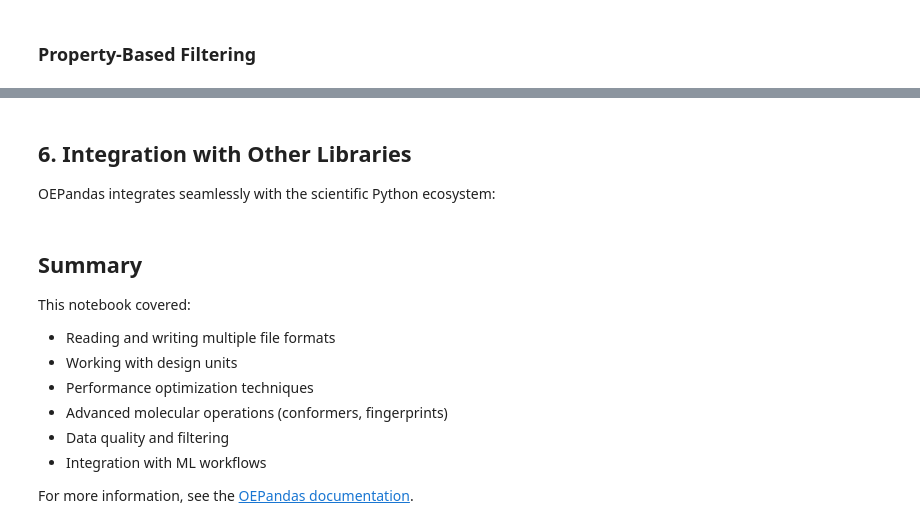
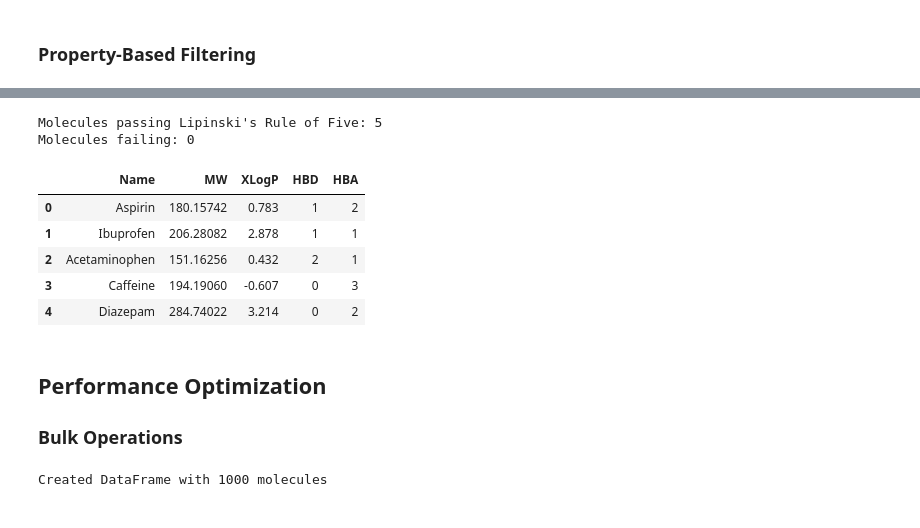
Before and after one commit to scott-arne/oepandas, a Jupyter notebook: examples/02_advanced_features.ipynb, the cells around one changed output, grey strips where cells are left out. Saved outputs shown, nothing was run; the diff lists cells and outputs as text; code cells hidden in the pictures.

```diff
--- a/examples/02_advanced_features.ipynb
+++ b/examples/02_advanced_features.ipynb
@@ -201,22 +264,26 @@ print(f"\nDataFrame filtered to {len(df_valid)} valid molecules")
 # %%
-# Apply Lipinski's Rule of Five
-def passes_ro5(mol):
+# Apply Lipinski's Rule of Five filter
+def passes_ro5(row):
     """Check if molecule passes Lipinski's Rule of Five"""
-    if mol is None:
-        return False
+    return (row["MW"] <= 500 and
+            row["XLogP"] <= 5 and
+            row["HBD"] <= 5 and
+            row["HBA"] <= 10)
 
-    mw = oechem.OECalculateMolecularWeight(mol)
-    logp = oechem.OEGetXLogP(mol)
-    hbd = oechem.OECount(mol, oechem.OEIsHBondDonor())
-    hba = oechem.OECount(mol, oechem.OEIsHBondAcceptor())
+df_drugs["PassesRO5"] = df_drugs.apply(passes_ro5, axis=1)
 
-    return (mw <= 500 and logp <= 5 and hbd <= 5 and hba <= 10)
+print(f"Molecules passing Lipinski's Rule of Five: {df_drugs.PassesRO5.sum()}")
+print(f"Molecules failing: {(~df_drugs.PassesRO5).sum()}")
 
-df_sample["PassesRO5"] = df_sample.SMILES_str.apply(passes_ro5)
-
-print(f"Molecules passing Lipinski's Rule of Five: {df_sample.PassesRO5.sum()}")
-print(f"Molecules failing: {(~df_sample.PassesRO5).sum()}")
+# Filter to RO5-compliant molecules
+df_ro5 = df_drugs[df_drugs.PassesRO5]
+df_ro5[["Name", "MW", "XLogP", "HBD", "HBA"]]
+# %% [output]
+Molecules passing Lipinski's Rule of Five: 5
+Molecules failing: 0
+|  | Name | MW | XLogP | HBD | HBA |
+| 0 | Aspirin | 180.15742 | 0.783 | 1 | 2 |
+| 1 | Ibuprofen | 206.28082 | 2.878 | 1 | 1 |
+| 2 | Acetaminophen | 151.16256 | 0.432 | 2 | 1 |
+| 3 | Caffeine | 194.19060 | -0.607 | 0 | 3 |
+| 4 | Diazepam | 284.74022 | 3.214 | 0 | 2 |
-# %% [markdown]
-## 6. Integration with Other Libraries
-
-OEPandas integrates seamlessly with the scientific Python ecosystem:
@@ -248,12 +290,20 @@ print(df_ml[feature_columns].describe())
-# %% [markdown]
-## Summary
-
-This notebook covered:
-- Reading and writing multiple file formats
-- Working with design units
-- Performance optimization techniques
-- Advanced molecular operations (conformers, fingerprints)
-- Data quality and filtering
-- Integration with ML workflows
-
-For more information, see the [OEPandas documentation](https://github.com/scott-arne/oepandas).
+# %% [markdown]
+## Performance Optimization
+
+### Bulk Operations
+# %%
+# Create a larger dataset for performance testing
+large_smiles = [
+    "CC(=O)Oc1ccccc1C(=O)O",
+    "CC(C)Cc1ccc(cc1)C(C)C(=O)O",
+    "CC(=O)Nc1ccc(cc1)O",
+    "Cn1cnc2c1c(=O)n(c(=O)n2C)C",
+    "c1ccccc1",
+] * 200  # 1000 molecules
+
+df_large = pd.DataFrame({"SMILES_str": large_smiles})
+df_large = df_large.chem.as_molecule("SMILES_str")
+
+print(f"Created DataFrame with {len(df_large)} molecules")
+# %% [output]
+Created DataFrame with 1000 molecules
```
Also changed, not shown: parts of 38 cells of this notebook, 9 other files.
